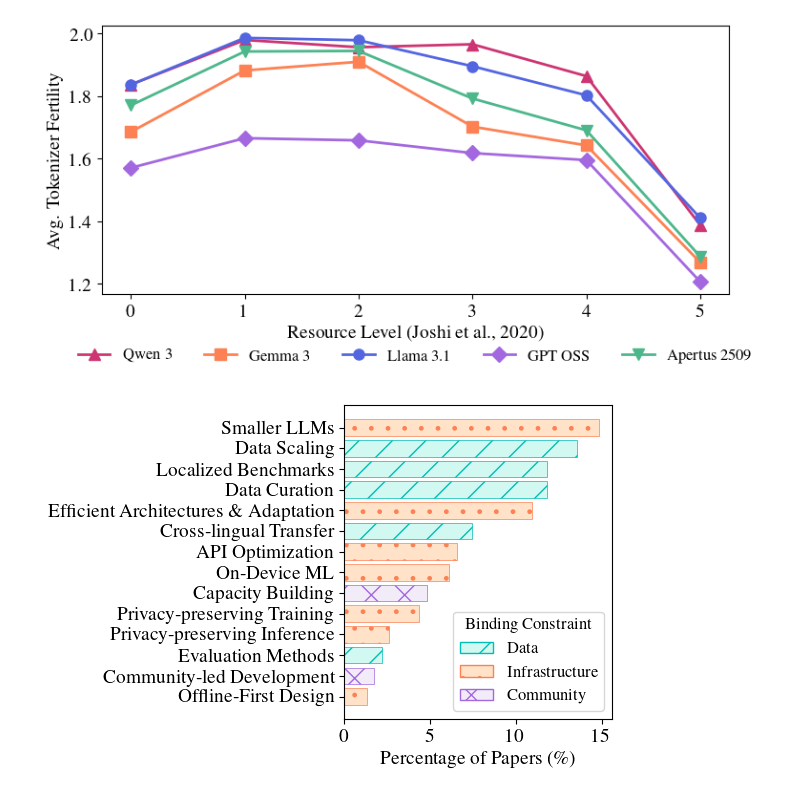
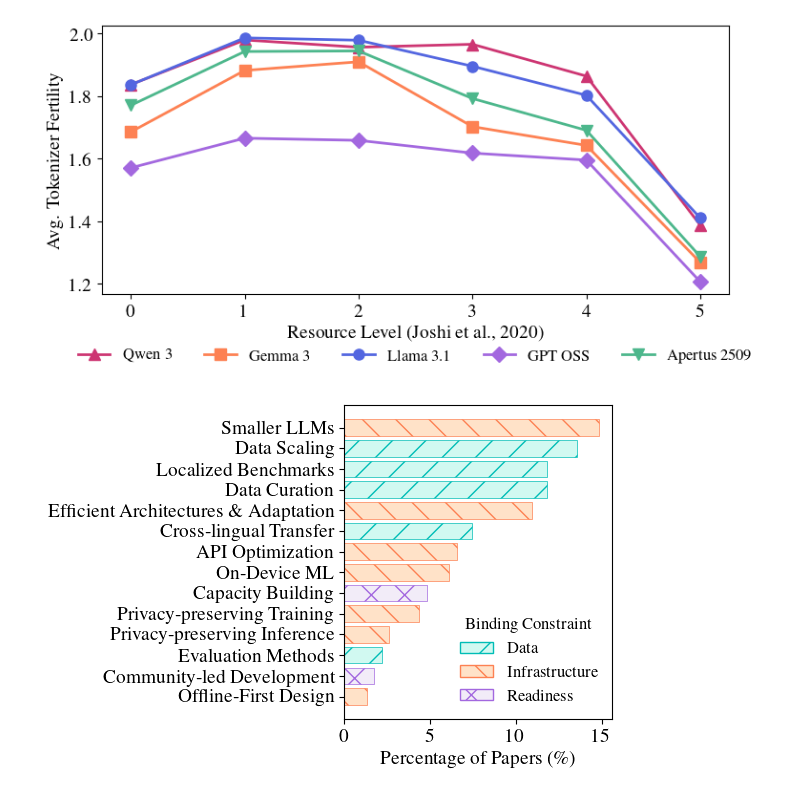
Before and after one commit to ljvmiranda921/edgeml-survey, a Jupyter notebook: notebooks/2026-02-12-figures-for-paper.ipynb, the cells around one changed output. Saved outputs shown, nothing was run; the diff lists cells and outputs as text; code cells hidden in the pictures.

```diff
--- a/notebooks/2026-02-12-figures-for-paper.ipynb
+++ b/notebooks/2026-02-12-figures-for-paper.ipynb
@@ -311,14 +311,14 @@ constraint_styles = {
     },
     "Infrastructure": {
         "color": "#FFE2C8",
-        "hatch": ".",
+        "hatch": "\\",
         "hatch_color": CAMBRIDGE_COLORS["crest"],
     },
     "Readiness": {
         "color": "#F2ECF8",
         "hatch": "x",
         "hatch_color": CAMBRIDGE_COLORS["purple"],
-    },  # Community
+    },
 }
 
 # Get the dominant binding constraint for each intervention (for coloring)
@@ -357,34 +357,39 @@ ax.set_yticks(range(len(intervention_pct)))
 ax.set_yticklabels([escape_latex(label) for label in intervention_pct.index])
 ax.set_xlabel(r"Percentage of Papers (\%)")
 ax.set_ylabel("")
 
 # Add legend with matching hatch colors
 from matplotlib.patches import Patch
 
 legend_elements = [
     Patch(
         facecolor="#D1F9F1",
         edgecolor=CAMBRIDGE_COLORS["cambridge_warm_blue"],
         hatch="/",
         label="Data",
     ),
     Patch(
         facecolor="#FFE2C8",
         edgecolor=CAMBRIDGE_COLORS["crest"],
-        hatch=".",
+        hatch="\\",
         label="Infrastructure",
     ),
     Patch(
         facecolor="#F2ECF8",
         edgecolor=CAMBRIDGE_COLORS["purple"],
         hatch="x",
-        label="Community",
+        label="Readiness",
     ),
 ]
-ax.legend(handles=legend_elements, title="Binding Constraint", loc="lower right")
+ax.legend(
+    handles=legend_elements,
+    title="Binding Constraint",
+    loc="lower right",
+    frameon=False,
+)
 
 fig.tight_layout()
 fig.savefig(OUTPUT_DIR / "intervention_counts.pdf", bbox_inches="tight", dpi=300)
 plt.show()
 # %% [output]
-[figure, old version]
+[figure, new version]
```
